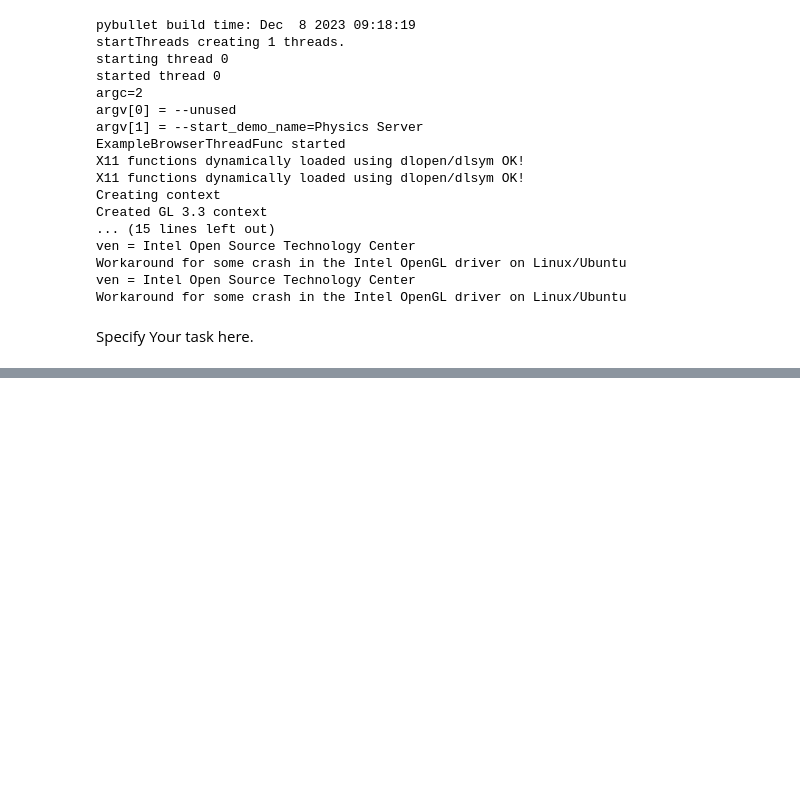
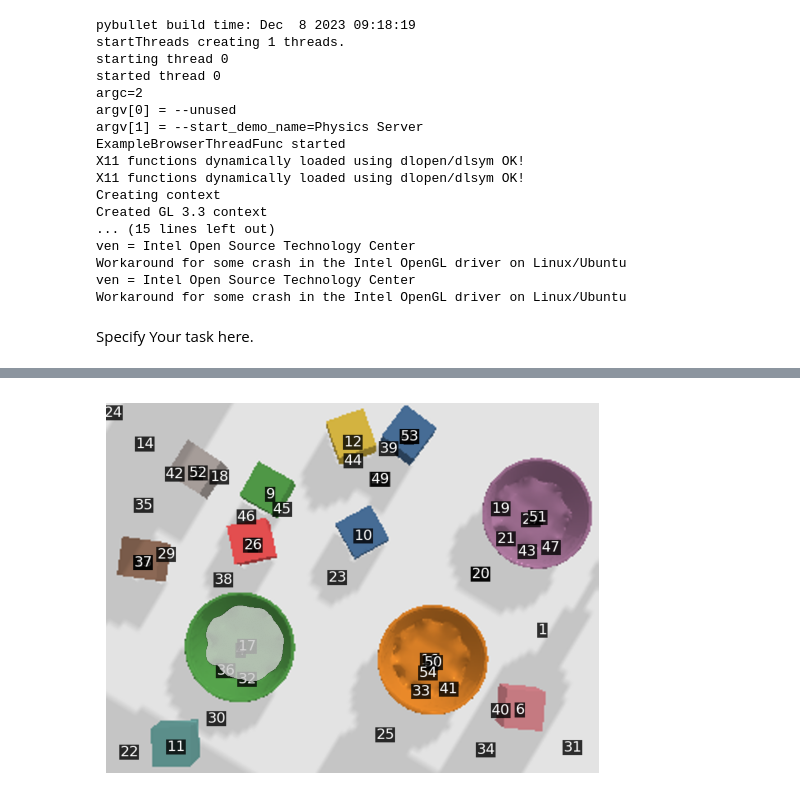
Before and after one commit to likaixin2000/GPT4V-Planner, a Jupyter notebook: experiment.ipynb, the cells around one changed output, grey strips where cells are left out. Cells and saved outputs as stored; diff of their text form; code cells hidden in the pictures; blank space fills up the shorter version.

```diff
--- a/experiment.ipynb
+++ b/experiment.ipynb
@@ -75,0 +130,4 @@ BadRequestError: Error code: 400 - {'error': {'message': 'Your input image may c
+# %%
+show_image(plan_result.annotated_image, mask=plan_result.masks[0]["segmentation"])
+# %% [output]
+[figure, added]
```
Also changed, not shown: parts of 13 cells of this notebook, 11 other files.
